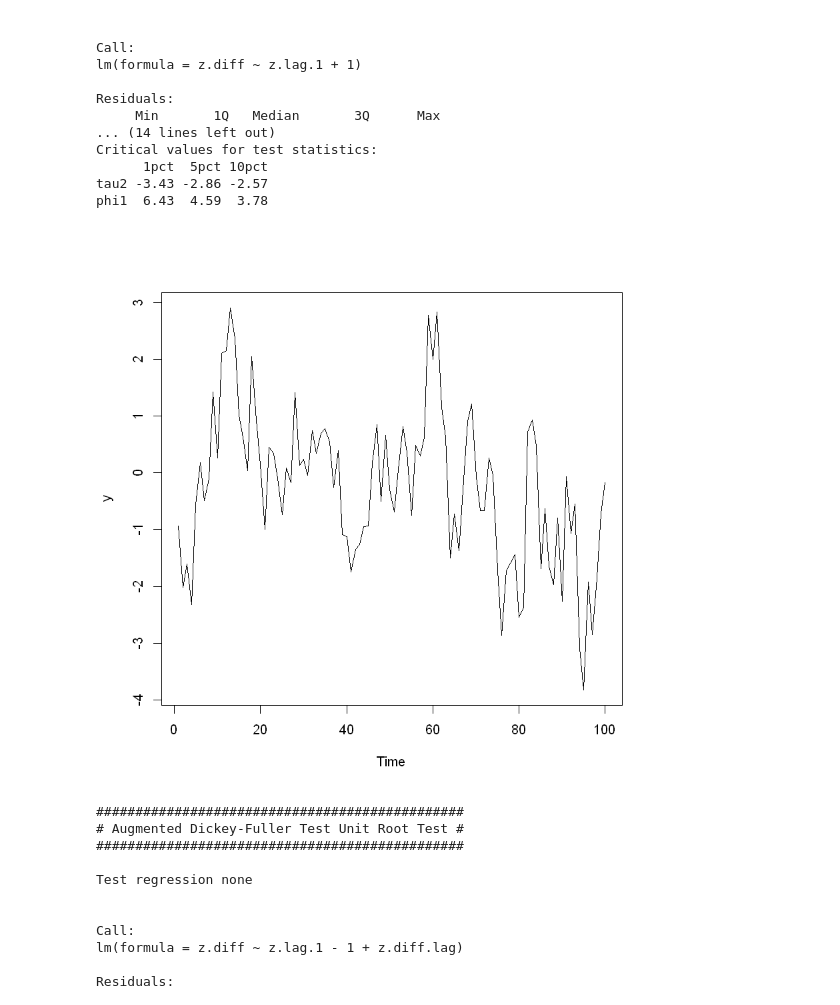
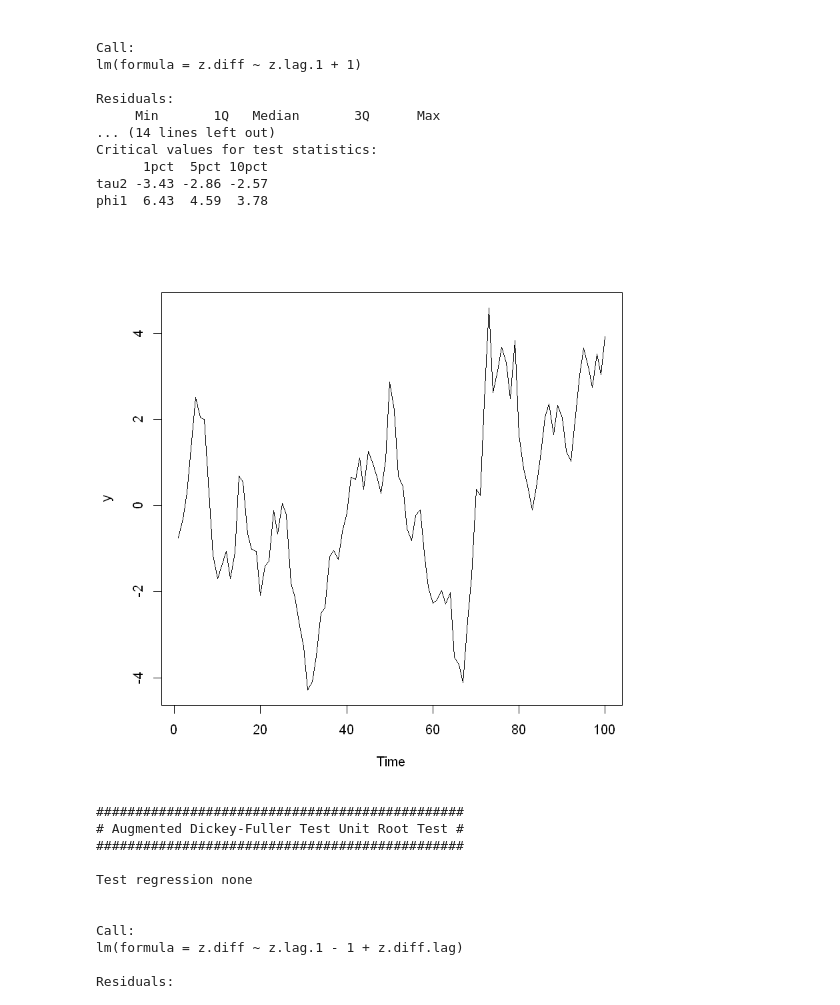
Before and after one commit to zhentaoshi/Econ5121A, a Jupyter notebook: Msc/time_series_2.ipynb, the cells around one changed output. Cells and saved outputs as stored; diff of their text form; code cells hidden in the pictures.

```diff
--- a/Msc/time_series_2.ipynb
+++ b/Msc/time_series_2.ipynb
@@ -135,8 +141,8 @@ Critical values for test statistics:
 tau2 -3.43 -2.86 -2.57
 phi1  6.43  4.59  3.78
 # %%
-y = arima.sim( model = list(ar =.5), n = 100)
+y = arima.sim( model = list(ar =.95), n = 100)
 plot(y)
 # %% [output]
-[figure, old version]
+[figure, new version]
 # %%
```
Also changed, not shown: parts of 4 cells of this notebook.
